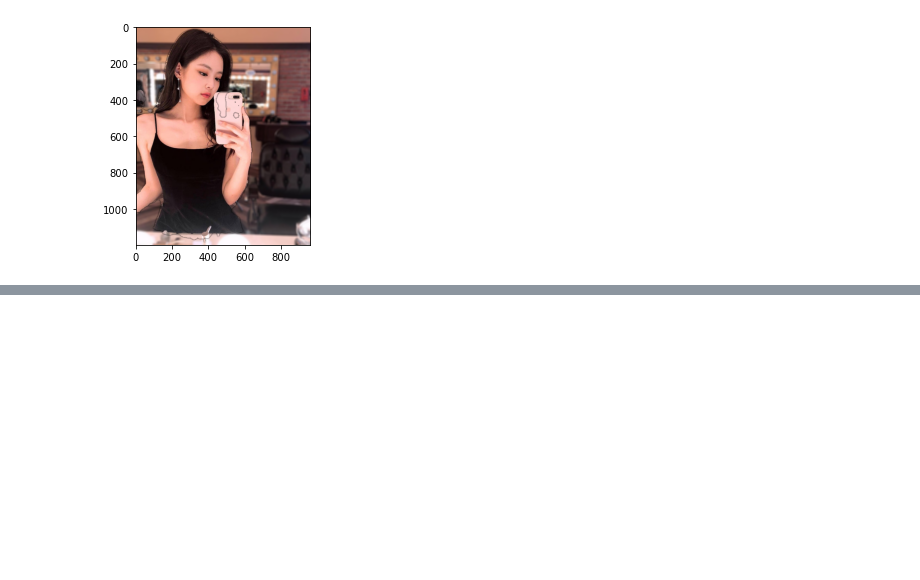
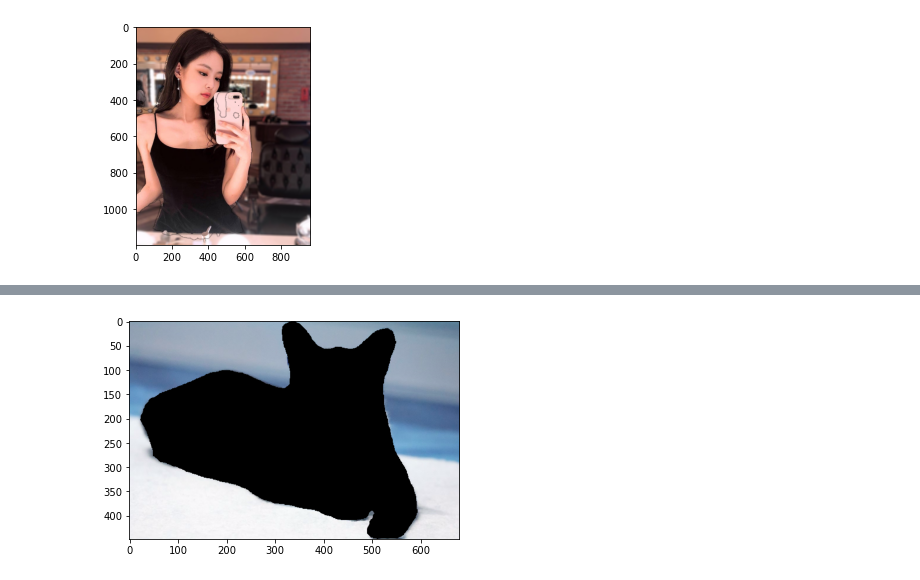
Before and after one commit to Jenny-Jo/aiffel1, a Jupyter notebook: [E10] 인물사진.ipynb, the cells around one changed output, grey strips where cells are left out. Cells and saved outputs as stored; diff of their text form; code cells hidden in the pictures; blank space fills up the shorter version.

```diff
--- a/[E10] 인물사진.ipynb
+++ b/[E10] 인물사진.ipynb
@@ -149,0 +194,8 @@ plt.show()
+# %%
+img_mask_color = cv2.cvtColor(img_mask_up, cv2.COLOR_GRAY2BGR)
+img_bg_mask = cv2.bitwise_not(img_mask_color)
+img_bg = cv2.bitwise_and(img_orig, img_bg_mask)
+plt.imshow(img_bg)
+plt.show()
+# %% [output]
+[figure, added]
```
Also changed, not shown: parts of 18 cells of this notebook.
